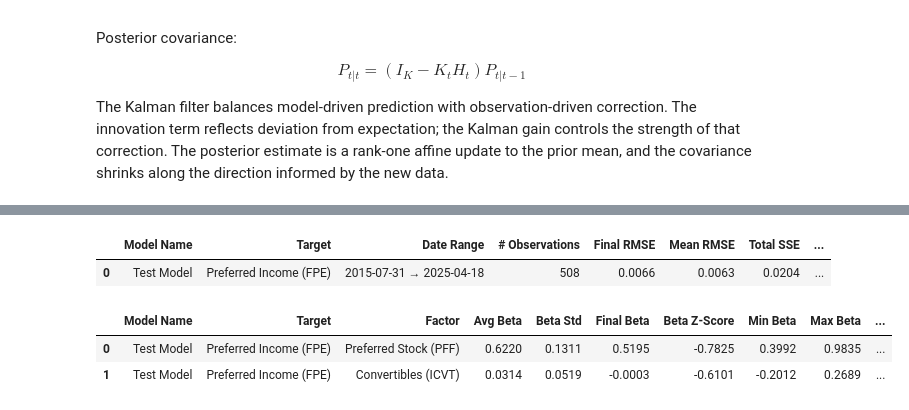
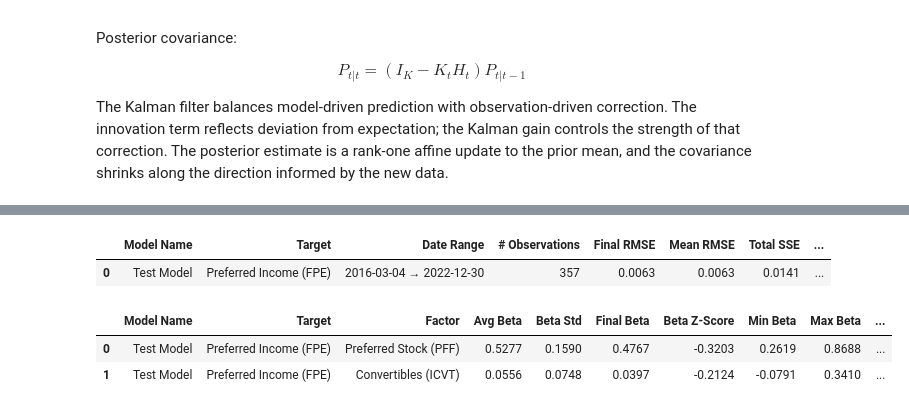
Before and after one commit to peterballaro/kalman_filter, a Jupyter notebook: filter_examples.ipynb, the cells around one changed output, grey strips where cells are left out. Drawn from its saved outputs; the diff is of its cells as text; code cells hidden in the pictures.

```diff
--- a/filter_examples.ipynb
+++ b/filter_examples.ipynb
@@ -106,16 +137,22 @@ import pandas as pd
 # %%
 bond_return_data = pd.read_csv("data/bond_factor_returns.csv", index_col=0, parse_dates=True)
-yield_data = pd.read_csv("data/yield_data.csv", index_col=0, parse_dates=True)
-yield_data.rename(columns={yield_data.columns[0]: "yield_level"}, inplace=True)
-yield_data["yield_delta"] = yield_data["yield_level"].diff()
-yield_data = yield_data.drop(columns=["yield_level"])
-merged_data = bond_return_data.merge(yield_data, left_index=True, right_index=True, how="left")
-data_weekly = utils.aggregate_weekly_data(merged_data, additive_cols=["yield_delta"],)
+bond_return_data = bond_return_data.loc["2016-01-01":"2023-01-01"]
+#bond_return_data = bond_return_data.drop(columns=['PFFA'])
 
-for col in ['duration_t', 'yield_level']:
-    if col in data_weekly.columns:
-        data_weekly = data_weekly.drop(columns=[col])
-data_weekly.head(10)
+yield_data = pd.read_csv("data/daily-treasury-rates.csv", index_col=0, parse_dates=True).sort_index()
+yield_delta = yield_data.diff().drop(columns=['2 Mo', '4 Mo'])
+yield_delta.columns = [f"{col}_delta" for col in yield_delta.columns]
+yield_delta = yield_delta.dropna()
+merged_data = bond_return_data.merge(yield_delta, left_index=True, right_index=True, how="left")
+data_weekly = utils.aggregate_weekly_data(merged_data, additive_cols=yield_delta.columns,)
+# Convert all columns in data_weekly that are not yield delta columns to basis points (multiply by 100)
+yield_delta_cols = yield_delta.columns
+cols_to_convert = [col for col in data_weekly.columns if col not in yield_delta_cols]
+# data_weekly[cols_to_convert] = data_weekly[cols_to_convert] * 1e4
+# data_weekly[yield_delta_cols] = data_weekly[yield_delta_cols] * 100
+
+data_weekly = data_weekly.sort_values(by="Date")
+data_weekly
 # %% [output]
 |  | Preferred Income (FPE) | High Yield (HYG) | Convertibles (ICVT) | Investment Grade (LQD) | ... |
 | Date |  |  |  |  | ... |
@@ -134,7 +173,7 @@ data_weekly.head(10)
 
 # --- Define Target and Factor (PFF now used as factor) ---
 target_col = "Preferred Income (FPE)"  # Example target
-factor_cols = ["Preferred Stock (PFF)", 'Convertibles (ICVT)']  # PFF as factor
+factor_cols = ['Preferred Stock (PFF)', 'Convertibles (ICVT)']  # PFF as factor
 
 y = data_weekly[target_col]
 H = data_weekly[factor_cols]
@@ -143,41 +182,42 @@ index = data_weekly.index
 # --- Build Kalman Spec ---
 spec = (
     KalmanSpec(K=len(factor_cols), name='Test Model')
     #.set_initial_state_from_ols(H, y)
     #.set_Q_from_factor_vols(H)
+    #.set_intercept()
 
     #.set_Q_from_rolling_beta_var(df=data_weekly, target_col=target_col, factor_cols=factor_cols, window=12)
     #.set_Q_from_rolling_residual_vol(df=data_weekly, target_col=target_col, factor_cols=factor_cols, window=12)
-    .set_R_from_ols(H=H, y=y)
-    #.set_R_from_rolling_ols_residuals(df=data_weekly, target_col=target_col, factor_cols=factor_cols, window=12)
+    #.set_R_from_ols(H=H, y=y)
+    .set_R_from_rolling_ols_residuals(df=data_weekly, target_col=target_col, factor_cols=factor_cols, window=12)
     #.set_R_from_rolling_factor_vols(H, window=12, )
 )
 
 # --- Run Kalman Filter ---
 engine = KalmanEngine(spec)
 results = KalmanEngine(spec).run(data_weekly,
-target_col= "Preferred Income (FPE)",
+target_col= target_col,
 factor_cols=factor_cols,
 burn=8
 )
 
 viz = ModelDiagnosticsPlotter(results)
 fig = viz.plot(include=None)  # uses default diagnostics: residuals, log_likelihood, gain_norm
 display(fig)
 df_factors = summarize_model_diagnostics(results)
 display(df_factors.style.format(precision=4))  # control formatting here, not in the function
 #display(plot_factor_contributions(results, ))
 
 display(summarize_factor_dynamics(results).style.format(precision=4))
 
-#fig = plot_beta_grid(results)
-#display(fig)
+fig = plot_beta_grid(results)
+display(fig)
 # %% [output]
 |  | Model Name | Target | Date Range | # Observations | Final RMSE | Mean RMSE | Total SSE | ... |
-| 0 | Test Model | Preferred Income (FPE) | 2015-07-31 → 2025-04-18 | 508 | 0.0066 | 0.0063 | 0.0204 | ... |
+| 0 | Test Model | Preferred Income (FPE) | 2016-03-04 → 2022-12-30 | 357 | 0.0063 | 0.0063 | 0.0141 | ... |
 |  | Model Name | Target | Factor | Avg Beta | Beta Std | Final Beta | Beta Z-Score | Min Beta | Max Beta | ... |
-| 0 | Test Model | Preferred Income (FPE) | Preferred Stock (PFF) | 0.6220 | 0.1311 | 0.5195 | -0.7825 | 0.3992 | 0.9835 | ... |
-| 1 | Test Model | Preferred Income (FPE) | Convertibles (ICVT) | 0.0314 | 0.0519 | -0.0003 | -0.6101 | -0.2012 | 0.2689 | ... |
+| 0 | Test Model | Preferred Income (FPE) | Preferred Stock (PFF) | 0.5277 | 0.1590 | 0.4767 | -0.3203 | 0.2619 | 0.8688 | ... |
+| 1 | Test Model | Preferred Income (FPE) | Convertibles (ICVT) | 0.0556 | 0.0748 | 0.0397 | -0.2124 | -0.0791 | 0.3410 | ... |
 # %%
 grid_results = run_kalman_grid_search(
     df=data_weekly,
```
Also changed, not shown: parts of 9 cells of this notebook, 9 other files.
